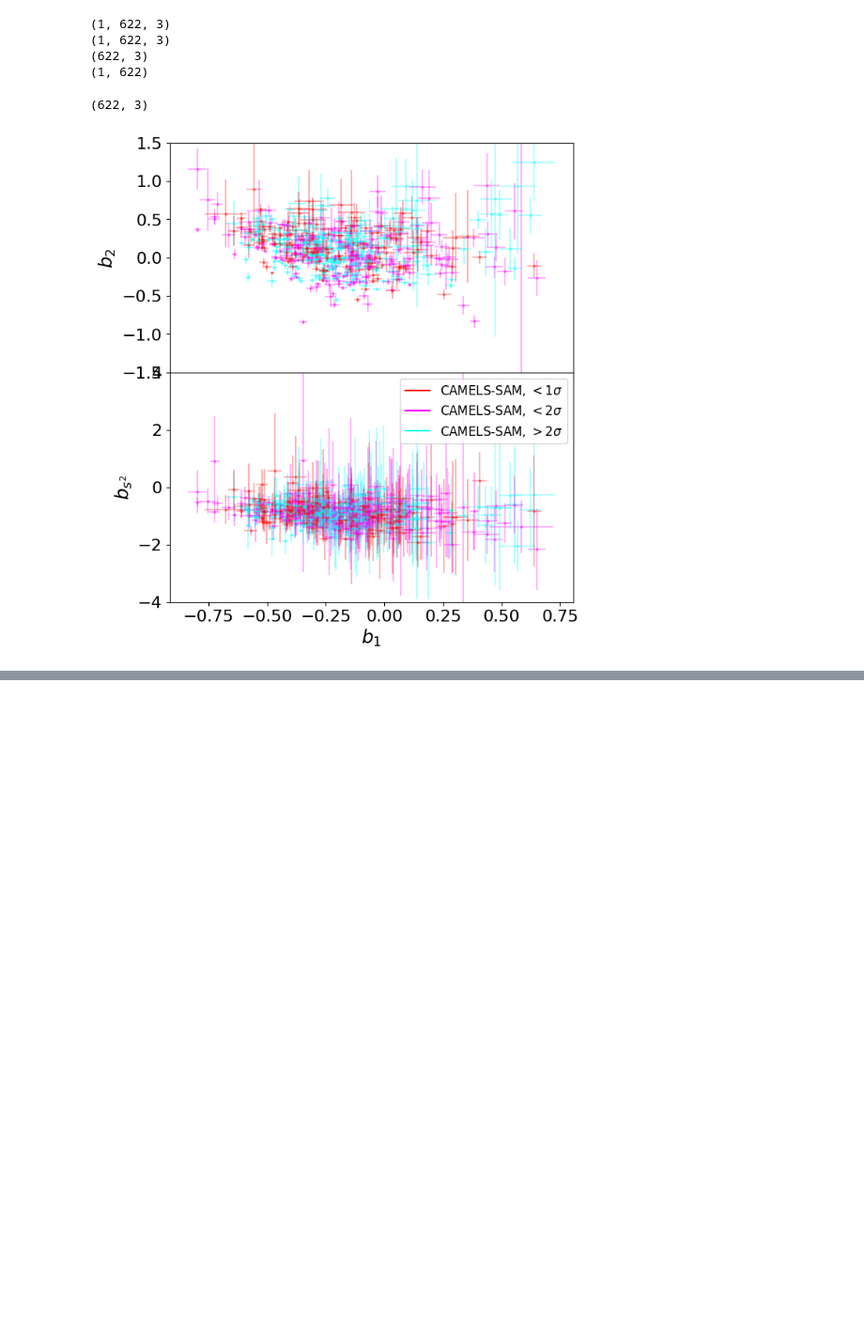
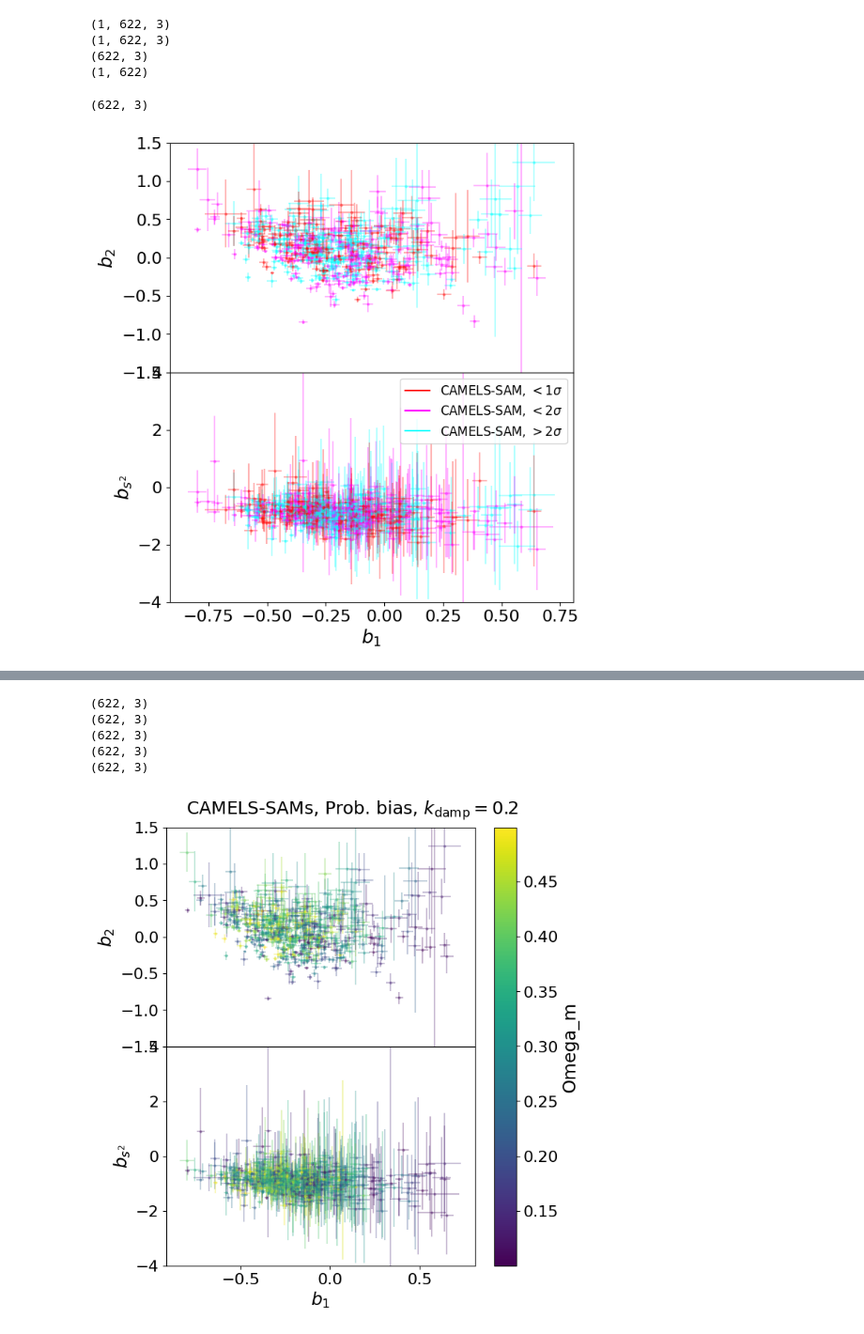
Before and after one commit to kstoreyf/biasexp-target-observable, a Jupyter notebook: notebooks/2024-05-14_prob_bias_compare_smf.ipynb, the cells around one changed output, grey strips where cells are left out. Shown at 94% size. Drawn from its saved outputs; the diff is of its cells as text; code cells hidden in the pictures; blank space fills up the shorter version.

```diff
--- a/notebooks/2024-05-14_prob_bias_compare_smf.ipynb
+++ b/notebooks/2024-05-14_prob_bias_compare_smf.ipynb
@@ -364,0 +367,4 @@ if save_figs:
+# %%
+fn_params = '../data/params_CAMELS-SAM.dat'
+df_params = pd.read_csv(fn_params, index_col='idx_LH')
+print(df_params)
@@ -364,0 +387,64 @@ if save_figs:
+# %%
+
+#params_colorby = ['sigma_8', 'omega_m']
+params_colorby = df_params.columns
+
+for param_colorby in params_colorby:
+#for param_colorby in params_colorby[:1]:
+
+    tag0 = '_wsigma0'
+    idx_tag0 = tags_pbpfit.index(tag0)
+
+    nrows, ncols = 2, 1
+    fig, axarr = plt.subplots(nrows, ncols, figsize=(7, 4*nrows), sharex=True)
+    plt.subplots_adjust(hspace=0)
+    st = fig.suptitle(r"CAMELS-SAMs, Prob. bias, $k_\text{damp}=0.2$", fontsize=18)
+    st.set_y(0.93)
+
+    bp_arr = []
+    Asn_arr = []
+
+
+    pbp_arr_tag0 = pbp_arrs[idx_tag0]
+    print(pbp_arr_tag0.shape)
+    bb_b1 = bias_param_names.index('b1')
+
+    param_vals = df_params.loc[idxs_sam, param_colorby]
+    norm = matplotlib.colors.Normalize(vmin=param_vals.min(), vmax=param_vals.max())
+    #colors_param = plt.cm.viridis(param_vals_norm)
+    sm = plt.cm.ScalarMappable(cmap='viridis', norm=norm)
+    colors_param = sm.to_rgba(param_vals)
+
+    for i, idx_sam in enumerate(idxs_sam):
+
+        for ib, bp_name in enumerate(bias_param_names_nob1):
+
+            bb = bias_param_names.index(bp_name)
+
+            bval = np.array(pbp_arr_tag0[i,bb])
+            axarr[ib].errorbar(pbp_arr_tag0[i,bb_b1], bval,
+                                yerr=pbp_cov_arrs[idx_tag0][i,bb],
+                                xerr=pbp_cov_arrs[idx_tag0][i,bb_b1],
+                                marker='o', markersize=2, color=colors_param[i],
+                                ls='None', alpha=0.3)
+
+            axarr[ib].set_ylabel(bias_param_labels[bp_name])
+
+    cbar = plt.colorbar(sm, ax=axarr.ravel().tolist())
+    #cbar.set_label(utils.param_label_dict[param_colorby])
+    cbar.set_label(param_colorby)
+
+    axarr[0].set_ylim(-1.5, 1.5)
+    axarr[1].set_ylim(-4, 4)
+
+    plt.xlabel(bias_param_labels[bias_param_names[bb_b1]])
+
+    if save_figs:
+        plt.savefig(f'{plot_dir}/bps{plot_tag}{tag_bpfit}.png')
+# %% [output]
+(622, 3)
+(622, 3)
+(622, 3)
+(622, 3)
+(622, 3)
+[figure, added]
```
Also changed, not shown: parts of 3 cells of this notebook, 4 other files.
